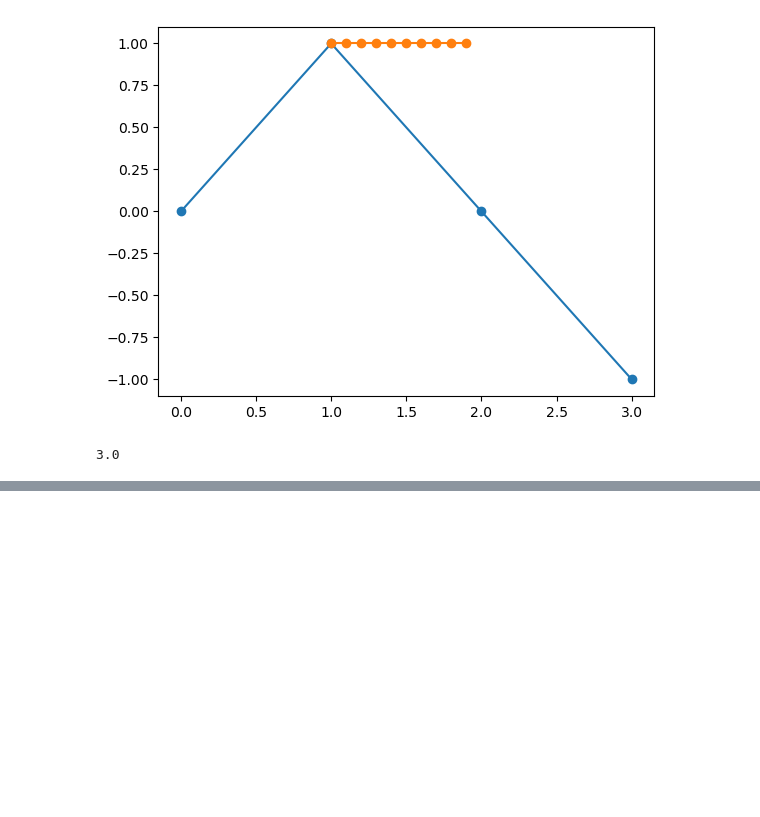
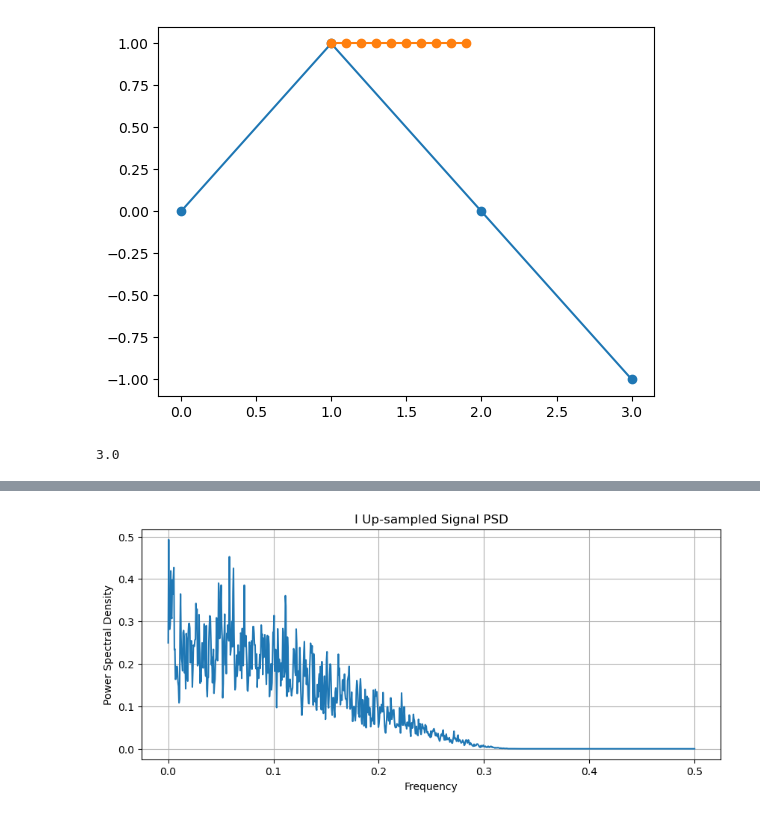
Before and after one commit to dasdasd12/gowin_ad9361, a Jupyter notebook: demod/调制解调.ipynb, the cells around one changed output, grey strips where cells are left out. Saved outputs shown, nothing was run; the diff lists cells and outputs as text; code cells hidden in the pictures; blank space fills up the shorter version.

```diff
--- a/demod/调制解调.ipynb
+++ b/demod/调制解调.ipynb
@@ -699,0 +1325,14 @@ plt.plot(np.arange(0 + 1, 1 + 1, 0.1), [test.interpolate(i) for i in np.arange(0
+# %%
+# I_up 频谱
+# -------------------------------
+
+plt.figure(figsize=(10, 4))
+freqs, psd = signal.welch(I_up, fs=1.0, nperseg=1024 * 2)
+plt.plot(freqs, psd)
+plt.title("I Up-sampled Signal PSD")
+plt.xlabel("Frequency")
+plt.ylabel("Power Spectral Density")
+plt.grid(True)
+plt.show()
+# %% [output]
+[figure, added]
```
Also changed, not shown: parts of 7 cells of this notebook, 17 other files.
